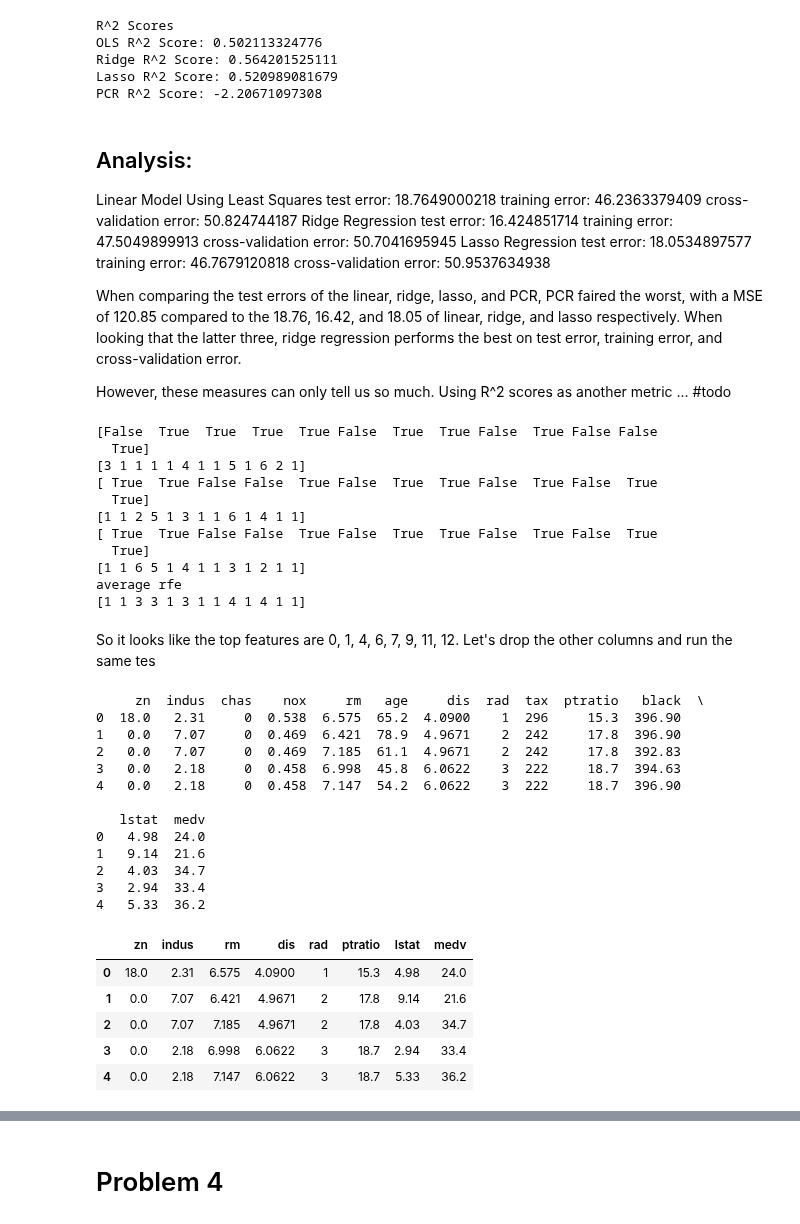
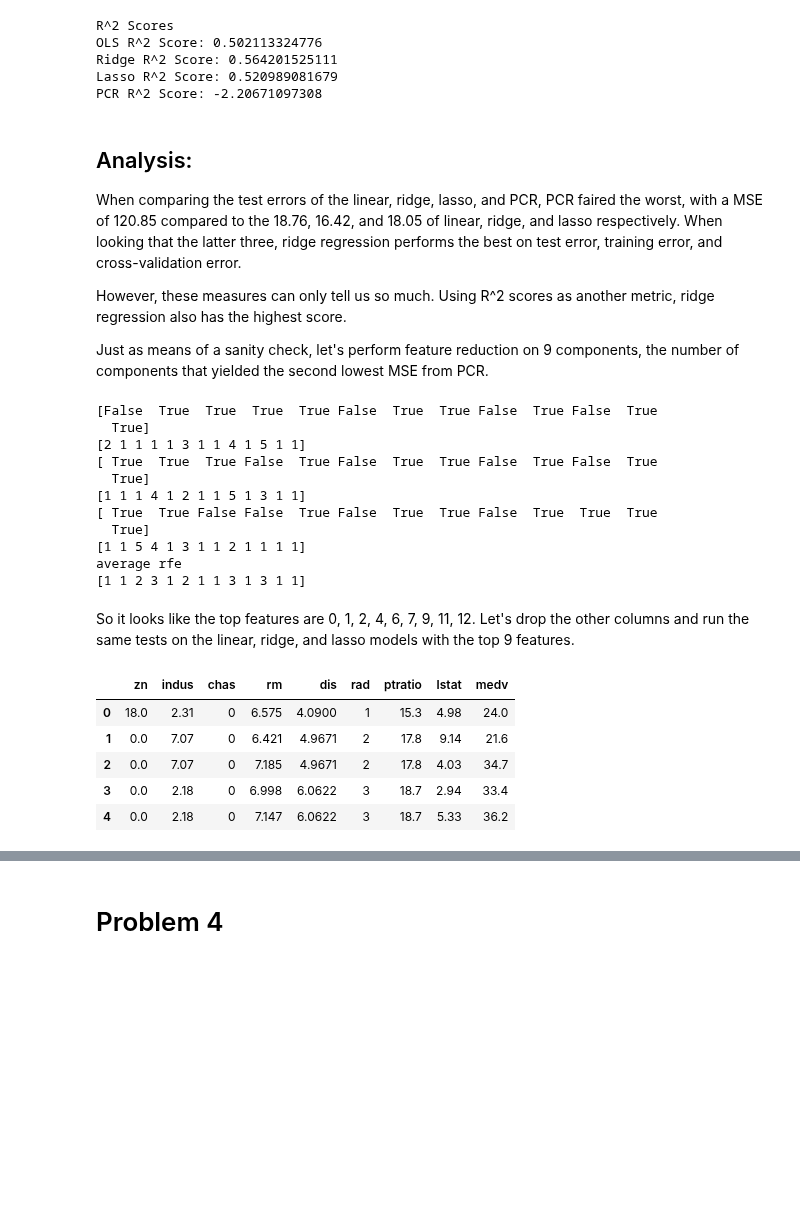
Before and after one commit to Ada520/DSLab, a Jupyter notebook: Lab6/Lab6.ipynb, the cells around one changed output, grey strips where cells are left out. Drawn from its saved outputs; the diff is of its cells as text; code cells hidden in the pictures; blank space fills up the shorter version.

```diff
--- a/Lab6/Lab6.ipynb
+++ b/Lab6/Lab6.ipynb
@@ -463,24 +460,11 @@ PCR R^2 Score: -2.20671097308
 # %% [markdown]
 ## Analysis:
 
-
-  Linear Model Using Least Squares
-    test error: 18.7649000218
-    training error: 46.2363379409
-    cross-validation error: 50.824744187
-  Ridge Regression
-    test error: 16.424851714
-    training error: 47.5049899913
-    cross-validation error: 50.7041695945
-  Lasso Regression
-    test error: 18.0534897577
-    training error: 46.7679120818
-    cross-validation error: 50.9537634938
-
-
 When comparing the test errors of the linear, ridge, lasso, and PCR, PCR faired the worst, with a MSE of 120.85 compared to the 18.76, 16.42, and 18.05 of linear, ridge, and lasso respectively. When looking that the latter three, ridge regression performs the best on test error, training error, and cross-validation error.
 
-However, these measures can only tell us so much. Using R^2 scores as another metric ... #todo
+However, these measures can only tell us so much. Using R^2 scores as another metric, ridge regression also has the highest score.
+
+Just as means of a sanity check, let's perform feature reduction on 9 components, the number of components that yielded the second lowest MSE from PCR.
 # %%
 from sklearn import datasets
 from sklearn.feature_selection import RFE
@@ -489,7 +473,7 @@ lambdas = [0.001, 0.01, 0.1, 1, 10, 100, 1000]
 
 olslinear = LinearRegression()
 # create the RFE model and select 3 attributes
-olsrfe = RFE(olslinear, 8)
+olsrfe = RFE(olslinear, 9)
 olsrfe = olsrfe.fit(x_train, y_train)
 # summarize the selection of the attributes
 print(olsrfe.support_)
@@ -498,7 +482,7 @@ print(olsrfe.ranking_)
 
 ridgecv = RidgeCV(alphas = lambdas, cv = 10)
 # create the RFE model and select 3 attributes
-ridgerfe = RFE(ridgecv, 8)
+ridgerfe = RFE(ridgecv, 9)
 ridgerfe = ridgerfe.fit(x_train, y_train)
 # summarize the selection of the attributes
 print(ridgerfe.support_)
@@ -506,7 +490,7 @@ print(ridgerfe.ranking_)
 
 lassocv = LassoCV(alphas = lambdas, cv = 10)
 # create the RFE model and select 3 attributes
-lassorfe = RFE(lassocv, 8)
+lassorfe = RFE(lassocv, 9)
 lassorfe = lassorfe.fit(x_train, y_train)
 # summarize the selection of the attributes
 print(lassorfe.support_)
@@ -515,43 +499,29 @@ print(lassorfe.ranking_)
 print "average rfe"
 print (np.asarray(olsrfe.ranking_) + np.asarray(ridgerfe.ranking_) + np.asarray(lassorfe.ranking_))/3
 # %% [output]
-[False  True  True  True  True False  True  True False  True False False
+[False  True  True  True  True False  True  True False  True False  True
   True]
-[3 1 1 1 1 4 1 1 5 1 6 2 1]
-[ True  True False False  True False  True  True False  True False  True
+[2 1 1 1 1 3 1 1 4 1 5 1 1]
+[ True  True  True False  True False  True  True False  True False  True
   True]
-[1 1 2 5 1 3 1 1 6 1 4 1 1]
-[ True  True False False  True False  True  True False  True False  True
+[1 1 1 4 1 2 1 1 5 1 3 1 1]
+[ True  True False False  True False  True  True False  True  True  True
   True]
-[1 1 6 5 1 4 1 1 3 1 2 1 1]
+[1 1 5 4 1 3 1 1 2 1 1 1 1]
 average rfe
-[1 1 3 3 1 3 1 1 4 1 4 1 1]
+[1 1 2 3 1 2 1 1 3 1 3 1 1]
 # %% [markdown]
-So it looks like the top features are 0, 1, 4, 6, 7, 9, 11, 12. Let's drop the other columns and run the same tes
+So it looks like the top features are 0, 1, 2, 4, 6, 7, 9, 11, 12. Let's drop the other columns and run the same tests on the linear, ridge, and lasso models with the top 9 features.
 # %%
-print X.head()
-Xnew = X.drop(['chas', 'nox', 'age', 'tax', 'black'], axis=1)
+Xnew = X.drop(['nox', 'age', 'tax', 'black'], axis=1)
 Xnew.head()
 # %% [output]
-     zn  indus  chas    nox     rm   age     dis  rad  tax  ptratio   black  \
-0  18.0   2.31     0  0.538  6.575  65.2  4.0900    1  296     15.3  396.90
-1   0.0   7.07     0  0.469  6.421  78.9  4.9671    2  242     17.8  396.90
-2   0.0   7.07     0  0.469  7.185  61.1  4.9671    2  242     17.8  392.83
-3   0.0   2.18     0  0.458  6.998  45.8  6.0622    3  222     18.7  394.63
-4   0.0   2.18     0  0.458  7.147  54.2  6.0622    3  222     18.7  396.90
-
-   lstat  medv
-0   4.98  24.0
-1   9.14  21.6
-2   4.03  34.7
-3   2.94  33.4
-4   5.33  36.2
-|  | zn | indus | rm | dis | rad | ptratio | lstat | medv |
-| 0 | 18.0 | 2.31 | 6.575 | 4.0900 | 1 | 15.3 | 4.98 | 24.0 |
-| 1 | 0.0 | 7.07 | 6.421 | 4.9671 | 2 | 17.8 | 9.14 | 21.6 |
-| 2 | 0.0 | 7.07 | 7.185 | 4.9671 | 2 | 17.8 | 4.03 | 34.7 |
-| 3 | 0.0 | 2.18 | 6.998 | 6.0622 | 3 | 18.7 | 2.94 | 33.4 |
-| 4 | 0.0 | 2.18 | 7.147 | 6.0622 | 3 | 18.7 | 5.33 | 36.2 |
+|  | zn | indus | chas | rm | dis | rad | ptratio | lstat | medv |
+| 0 | 18.0 | 2.31 | 0 | 6.575 | 4.0900 | 1 | 15.3 | 4.98 | 24.0 |
+| 1 | 0.0 | 7.07 | 0 | 6.421 | 4.9671 | 2 | 17.8 | 9.14 | 21.6 |
+| 2 | 0.0 | 7.07 | 0 | 7.185 | 4.9671 | 2 | 17.8 | 4.03 | 34.7 |
+| 3 | 0.0 | 2.18 | 0 | 6.998 | 6.0622 | 3 | 18.7 | 2.94 | 33.4 |
+| 4 | 0.0 | 2.18 | 0 | 7.147 | 6.0622 | 3 | 18.7 | 5.33 | 36.2 |
 # %%
 lambdas = [0.001, 0.01, 0.1, 1, 10, 100, 1000]
 
```
Also changed, not shown: parts of 6 cells of this notebook.
